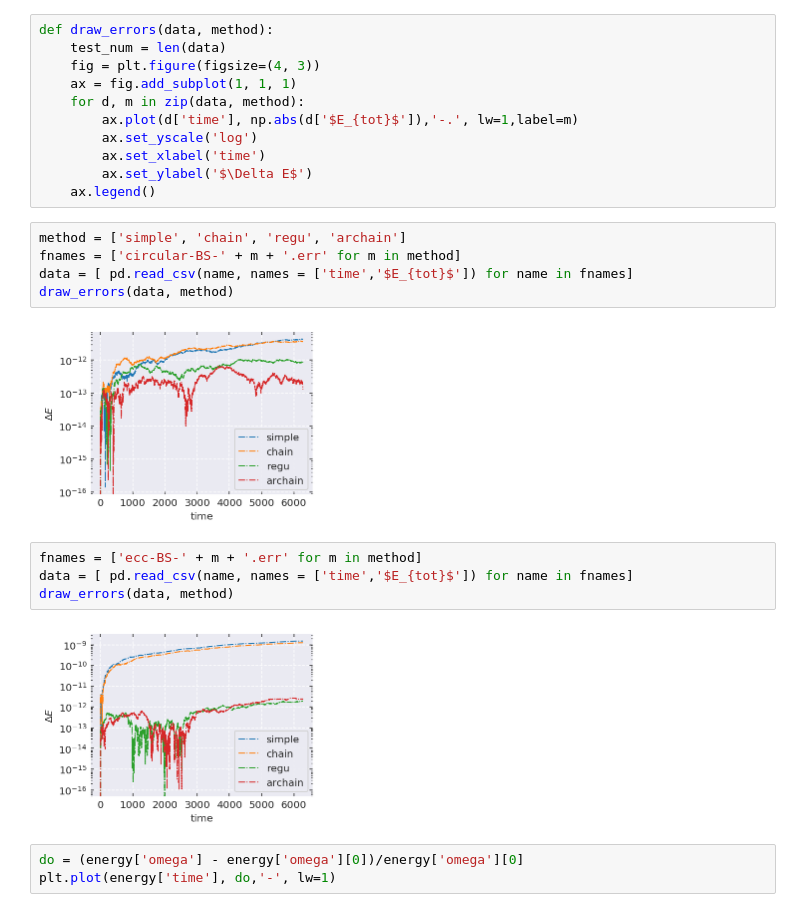
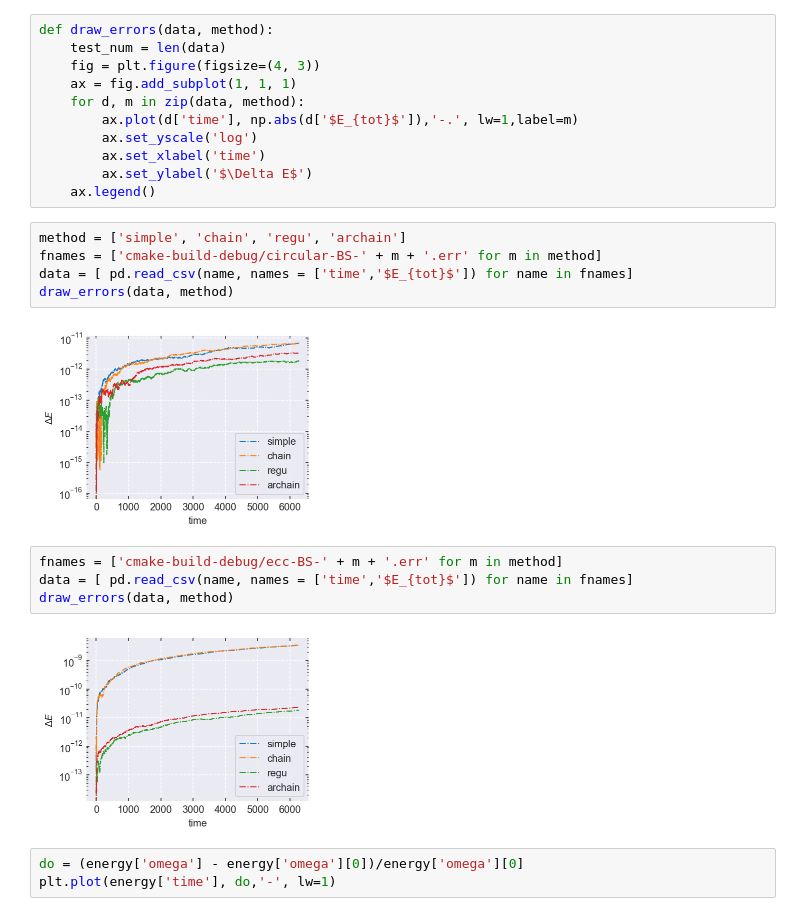
Before and after one commit to YihanWangAstro/SpaceHub, a Jupyter notebook: draw.ipynb, the cells around one changed output. Drawn from its saved outputs; the diff is of its cells as text.

```diff
--- a/draw.ipynb
+++ b/draw.ipynb
@@ -54,17 +54,17 @@ def draw_errors(data, method):
     ax.legend()
 # %%
 method = ['simple', 'chain', 'regu', 'archain']
-fnames = ['circular-BS-' + m + '.err' for m in method]
+fnames = ['cmake-build-debug/circular-BS-' + m + '.err' for m in method]
 data = [ pd.read_csv(name, names = ['time','$E_{tot}$']) for name in fnames]
 draw_errors(data, method)
 # %% [output]
-[figure, old version]
+[figure, new version]
 # %%
-fnames = ['ecc-BS-' + m + '.err' for m in method]
+fnames = ['cmake-build-debug/ecc-BS-' + m + '.err' for m in method]
 data = [ pd.read_csv(name, names = ['time','$E_{tot}$']) for name in fnames]
 draw_errors(data, method)
 # %% [output]
-[figure, old version]
+[figure, new version]
 # %%
 do = (energy['omega'] - energy['omega'][0])/energy['omega'][0]
 plt.plot(energy['time'], do,'-', lw=1)
```
Also changed, not shown: 3 other files.
